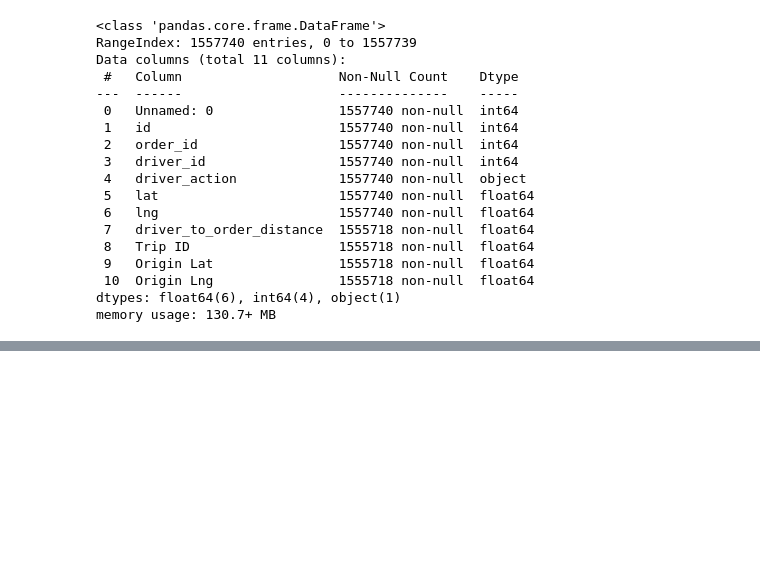
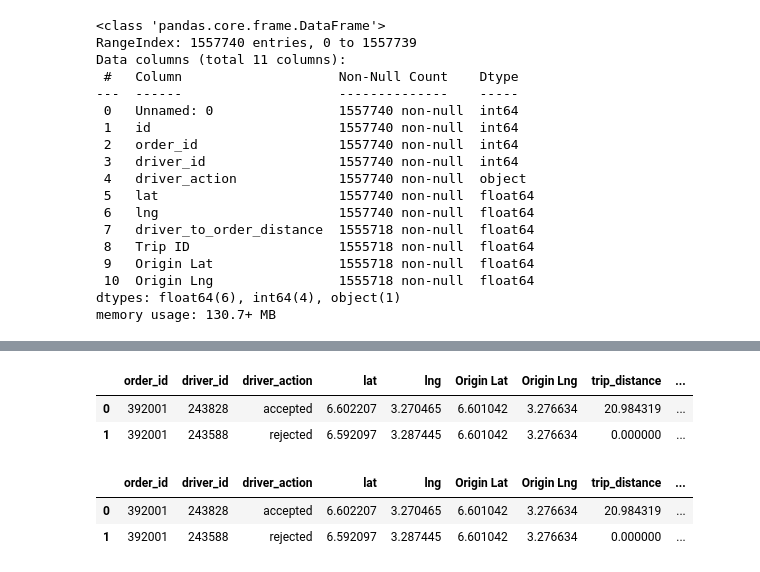
Before and after one commit to mistir-nigusse/Logistic-optimization-with-casual-inference, a Jupyter notebook: notebooks/02_feature_engineering.ipynb, the cells around one changed output, grey strips where cells are left out. Drawn from its saved outputs; the diff is of its cells as text; code cells hidden in the pictures; blank space fills up the shorter version.

```diff
--- a/notebooks/02_feature_engineering.ipynb
+++ b/notebooks/02_feature_engineering.ipynb
@@ -196,3 +244,4 @@ memory usage: 44.8+ MB
 # %%
-merged_df = pd.merge(delivery_requests, completed_orders[['Trip ID', 'Trip Start Time', 'Trip End Time', 'trip_distance']],
-                    on='Trip ID', how='left')
+completed_orders.rename(columns={'Trip ID': 'order_id'}, inplace=True)
+merged_df = pd.merge(merged_df, completed_orders[['order_id', 'Trip Start Time', 'Trip End Time']], on='order_id', how='left')
+print(merged_df.head())
@@ -201,6 +269,23 @@ merged_df.loc[merged_df['driver_action'] == 'rejected', ['Trip Start Time', 'Tri
+# %%
+merged_df.loc[merged_df['driver_action'] == 'rejected', ['Trip Start Time', 'Trip End Time', 'trip_distance']] = 0
+# merged_df.rename(columns={'Trip Start Time_x': 'Trip Start Time'}, inplace=True)
+# merged_df.rename(columns={'Trip End Time_x': 'Trip End Time'}, inplace=True)
+# columns_to_drop = [ 'Trip End Time_y', 'Trip Start Time_y']
+# merged_df = merged_df.drop(columns=columns_to_drop)
+
+merged_df.head(2)
+# %% [output]
+|  | order_id | driver_id | driver_action | lat | lng | Origin Lat | Origin Lng | trip_distance | ... |
+| 0 | 392001 | 243828 | accepted | 6.602207 | 3.270465 | 6.601042 | 3.276634 | 20.984319 | ... |
+| 1 | 392001 | 243588 | rejected | 6.592097 | 3.287445 | 6.601042 | 3.276634 | 0.000000 | ... |
 # %%
 merged_df['Trip Start Time'] = pd.to_datetime(merged_df['Trip Start Time'])
 merged_df['Trip End Time'] = pd.to_datetime(merged_df['Trip End Time'])
 # %%
 merged_df['time_taken'] = (merged_df['Trip End Time'] - merged_df['Trip Start Time']).dt.total_seconds()
 merged_df['speed'] = merged_df['trip_distance'] / merged_df['time_taken']
+merged_df.head(2)
+# %% [output]
+|  | order_id | driver_id | driver_action | lat | lng | Origin Lat | Origin Lng | trip_distance | ... |
+| 0 | 392001 | 243828 | accepted | 6.602207 | 3.270465 | 6.601042 | 3.276634 | 20.984319 | ... |
+| 1 | 392001 | 243588 | rejected | 6.592097 | 3.287445 | 6.601042 | 3.276634 | 0.000000 | ... |
```
Also changed, not shown: parts of 32 cells of this notebook, 1 other file.
